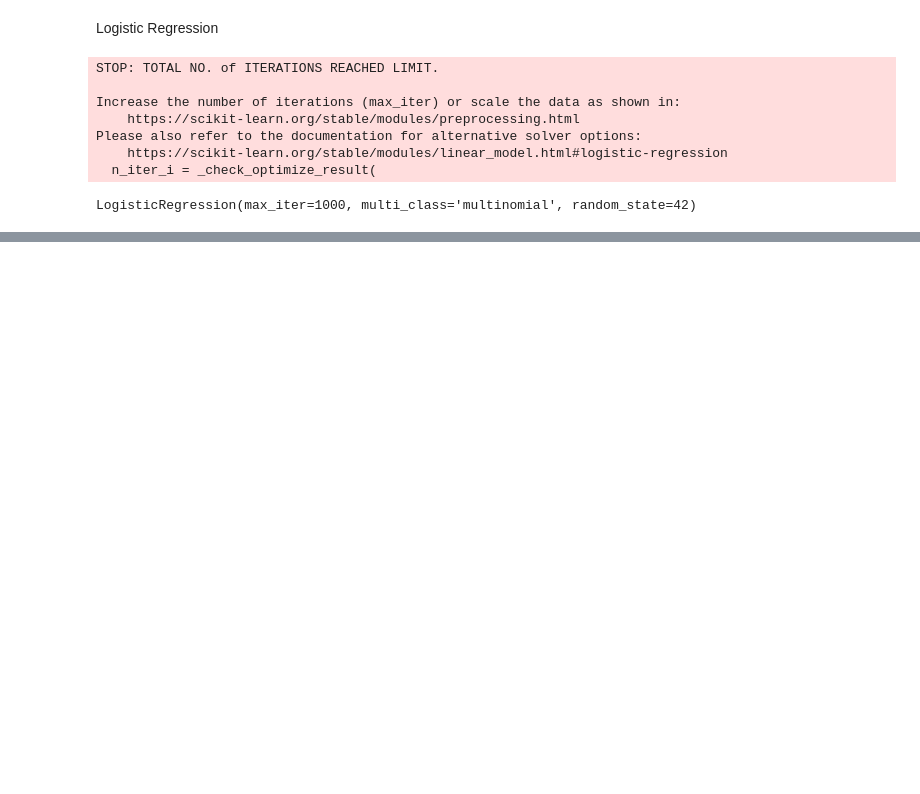
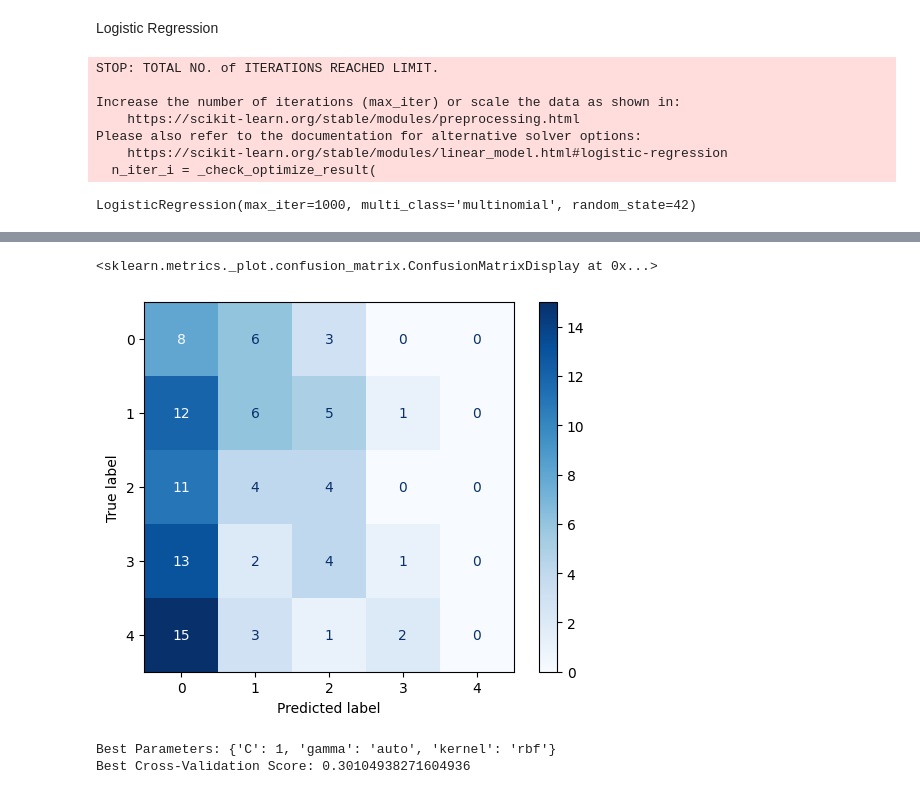
Before and after one commit to rohitbh7/nfl, a Jupyter notebook: datacleaning.ipynb, the cells around one changed output, grey strips where cells are left out. Drawn from its saved outputs; the diff is of its cells as text; code cells hidden in the pictures; blank space fills up the shorter version.

```diff
--- a/datacleaning.ipynb
+++ b/datacleaning.ipynb
@@ -314,8 +316,6 @@ y = week_one['targetedReceiver']
 # %%
 X = pd.get_dummies(X, columns=['down','offenseFormation','receiverAlignment','pff_passCoverage','motionReceiver','motionCluster'])
 #X = pd.get_dummies(X, columns=['down','offenseFormation','receiverAlignment','pff_passCoverage','motionReceiver'])
-# %%
-y = pd.get_dummies(y)
 # %%
 y = y.astype("category")
 # %% [markdown]
@@ -393,7 +393,7 @@ RandomForestClassifier(max_depth=9, max_leaf_nodes=9, n_estimators=50)
 # %%
 model_grid = RandomForestClassifier(max_depth=9,
-                                    max_features="sqrt",
+                                    max_features="log2",
                                     max_leaf_nodes=9,
-                                    n_estimators=50)
+                                    n_estimators=150)
 model_grid.fit(X_train, y_train)
 # %% [output]
@@ -458,0 +463,5 @@ weighted avg       0.23      0.23      0.22       115
+# %%
+svm_model = SVC(kernel='rbf', C=1.0, gamma='scale', decision_function_shape='ovr', random_state=42)
+
+# Fit the model to the training data
+svm_model.fit(X_train, y_train)
@@ -458,0 +470,5 @@ weighted avg       0.23      0.23      0.22       115
+# %%
+y_pred = svm_model.predict(X_test)
+
+print("Accuracy:", accuracy_score(y_test, y_pred))
+print("Classification Report:\n", classification_report(y_test, y_pred))
@@ -458,0 +489,7 @@ weighted avg       0.23      0.23      0.22       115
+# %%
+cm = confusion_matrix(y_test, y_pred)
+disp = ConfusionMatrixDisplay(confusion_matrix=cm)
+disp.plot(cmap='Blues')
+# %% [output]
+<sklearn.metrics._plot.confusion_matrix.ConfusionMatrixDisplay at 0x...>
+[figure, added]
@@ -458,0 +502,12 @@ weighted avg       0.23      0.23      0.22       115
+# %%
+grid_search = GridSearchCV(SVC(decision_function_shape='ovr', random_state=42), param_grid, cv=5, scoring='accuracy')
+
+# Fit the grid search to the training data
+grid_search.fit(X_train, y_train)
+
+# Print the best parameters and the best cross-validation score
+print("Best Parameters:", grid_search.best_params_)
+print("Best Cross-Validation Score:", grid_search.best_score_)
+# %% [output]
+Best Parameters: {'C': 1, 'gamma': 'auto', 'kernel': 'rbf'}
+Best Cross-Validation Score: 0.30104938271604936
```
Also changed, not shown: parts of 16 cells of this notebook.
